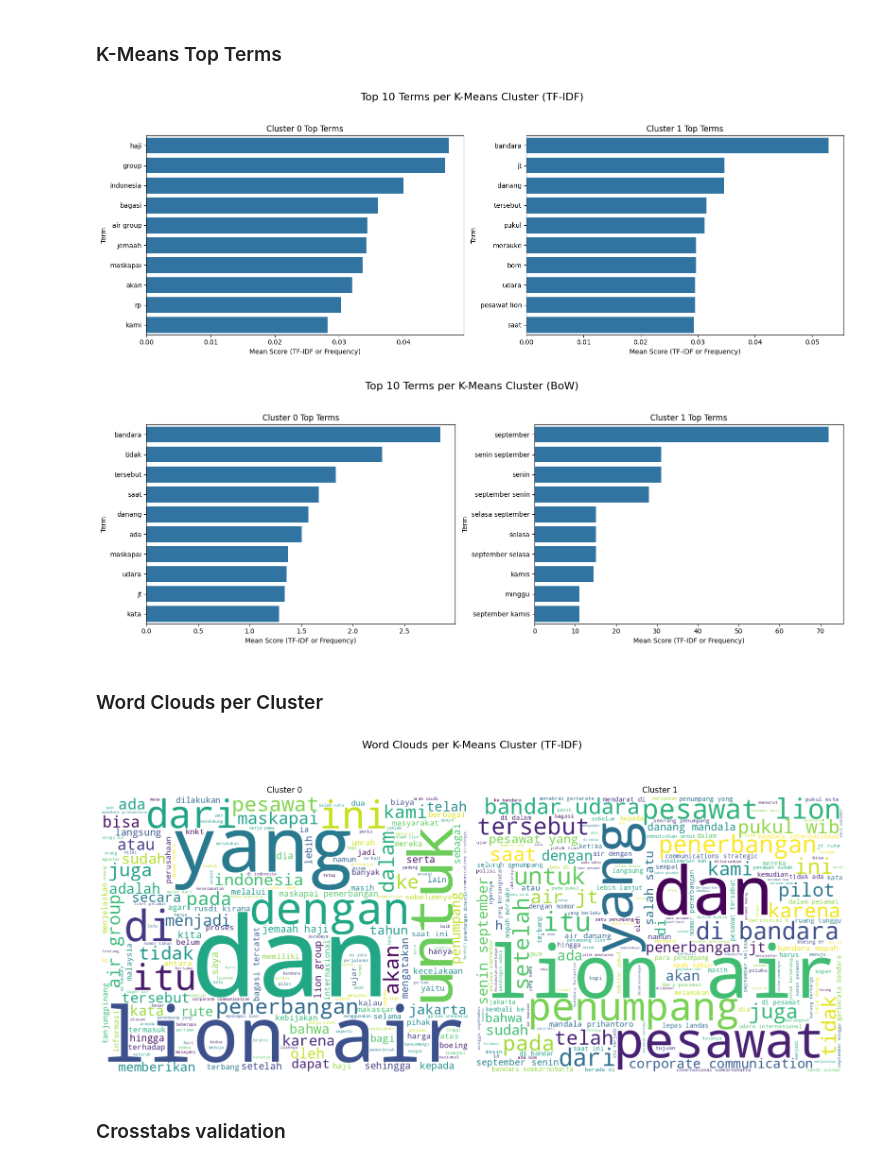
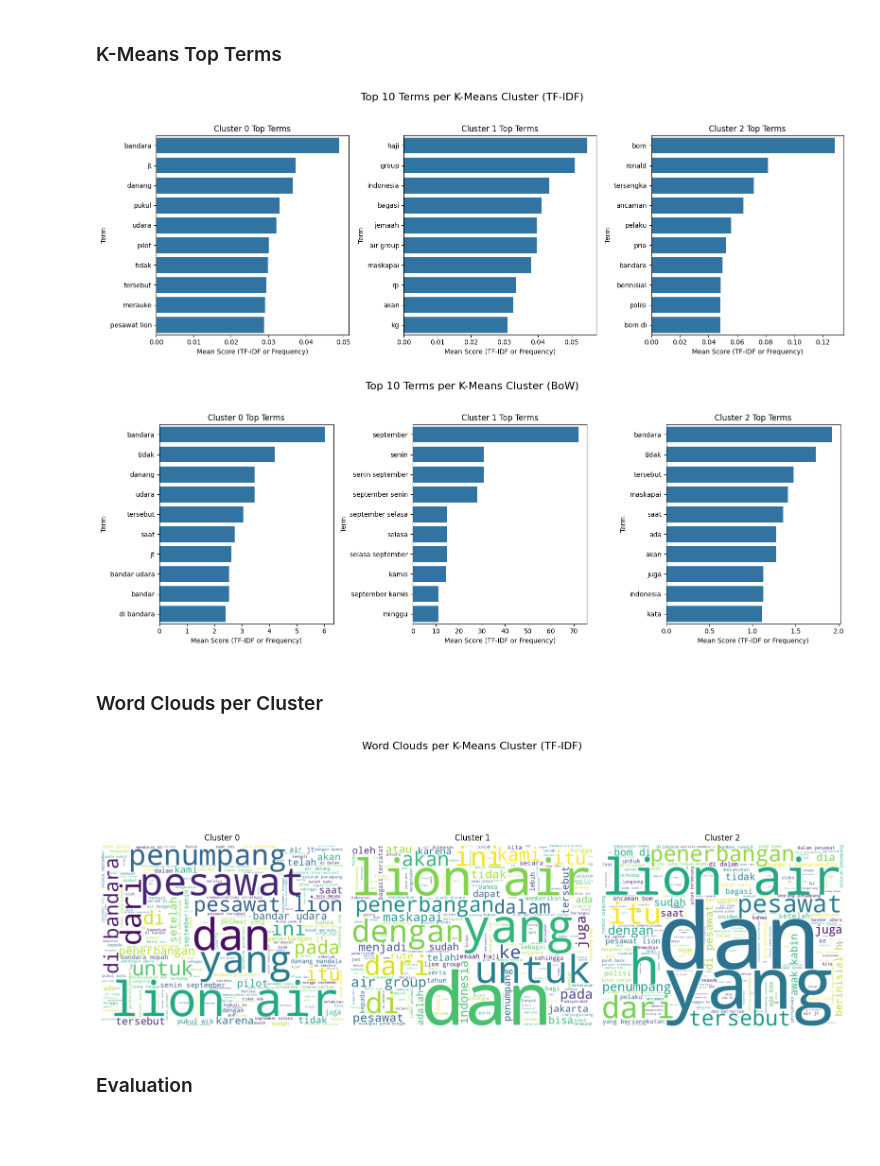
Before and after one commit to Tegarr123/LionAir-articles-sentiment-analysis, a Jupyter notebook: notebook/3_Articles_Sentiment_Analysis.ipynb, the cells around one changed output. Drawn from its saved outputs; the diff is of its cells as text; code cells hidden in the pictures; blank space fills up the shorter version.

Commit message:
Update CLustering Evaluation

```diff
--- a/notebook/3_Articles_Sentiment_Analysis.ipynb
+++ b/notebook/3_Articles_Sentiment_Analysis.ipynb
@@ -67,0 +107,26 @@ df['dbscan_tfidf'] = dbscan_model_tfidf.fit_predict(X_tfidf_dense)
+# %%
+num_clusters = 3
+
+# K-Means
+kmeans_tfidf = KMeans(n_clusters=num_clusters, random_state=42, n_init=10)
+kmeans_tfidf.fit(tfidf_dense)
+kmeans_cluster_labels = kmeans_tfidf.labels_
+df_articles['kmeans_tfidf'] = kmeans_tfidf.fit_predict(tfidf_dense)
+
+silhouette_tfidf_kmeans = silhouette_score(tfidf_mat, kmeans_cluster_labels)
+calinski_harabasz_tfidf_kmeans = calinski_harabasz_score(tfidf_dense, kmeans_cluster_labels)
+davies_bouldin_tfidf_kmeans = davies_bouldin_score(tfidf_dense, kmeans_cluster_labels)
+
+# Agglomerative
+agglomerative = AgglomerativeClustering(n_clusters=num_clusters, linkage='ward')
+agglomerative.fit(tfidf_dense)
+agglomerative_cluster_labels = agglomerative.labels_
+df_articles['agg_tfidf'] = agglomerative.fit_predict(tfidf_dense)
+
+silhouette_tfidf_agglomerative = silhouette_score(tfidf_mat, agglomerative_cluster_labels)
+calinski_harabasz_tfidf_agglomerative = calinski_harabasz_score(tfidf_dense, agglomerative_cluster_labels)
+davies_bouldin_tfidf_agglomerative = davies_bouldin_score(tfidf_dense, agglomerative_cluster_labels)
+
+
+print(f'TF-IDF Kmeans Clustering Performance:\nSilhouette Score: {silhouette_tfidf_kmeans}\nCalinski-Harabasz Score: {calinski_harabasz_tfidf_kmeans}\nDavies-Bouldin Score: {davies_bouldin_tfidf_kmeans}\n')
+print(f'TF-IDF Agglomerative Clustering Performance:\nSilhouette Score: {silhouette_tfidf_agglomerative}\nCalinski-Harabasz Score: {calinski_harabasz_tfidf_agglomerative}\nDavies-Bouldin Score: {davies_bouldin_tfidf_agglomerative}\n')
@@ -112,14 +214,14 @@ plt.show()
 # %%
 # PCA on TF-IDF
 pca_tfidf = PCA(n_components=2, random_state=42)
-X_pca_tfidf = pca_tfidf.fit_transform(X_tfidf_dense)
-df['PCA1_tfidf'] = X_pca_tfidf[:, 0]
-df['PCA2_tfidf'] = X_pca_tfidf[:, 1]
+X_pca_tfidf = pca_tfidf.fit_transform(tfidf_dense)
+df_articles['PCA1_tfidf'] = X_pca_tfidf[:, 0]
+df_articles['PCA2_tfidf'] = X_pca_tfidf[:, 1]
 # PCA on BoW
 pca_bow = PCA(n_components=2, random_state=42)
 X_pca_bow = pca_bow.fit_transform(X_bow_dense)
-df['PCA1_bow'] = X_pca_bow[:, 0]
-df['PCA2_bow'] = X_pca_bow[:, 1]
+df_articles['PCA1_bow'] = X_pca_bow[:, 0]
+df_articles['PCA2_bow'] = X_pca_bow[:, 1]
 # %%
 # K-Means Cluster
 fig, axes = plt.subplots(1, 2, figsize=(18, 8))
@@ -225,31 +301,31 @@ def plot_top_terms_kmeans(model, feature_names, title, n_terms=10):
     plt.show()
 # %%
 # Plot for TF-IDF K-Means
-plot_top_terms_kmeans(kmeans_model_tfidf, tfidf_feature_names, 'Top 10 Terms per K-Means Cluster (TF-IDF)')
+plot_top_terms_kmeans(kmeans_tfidf, tfidf_feature_names, 'Top 10 Terms per K-Means Cluster (TF-IDF)')
 
 # Plot for BoW K-Means
-plot_top_terms_kmeans(kmeans_model_bow, bow_feature_names, 'Top 10 Terms per K-Means Cluster (BoW)')
+plot_top_terms_kmeans(kmeans_bow, bow_feature_names, 'Top 10 Terms per K-Means Cluster (BoW)')
 # %% [output]
-[figure, old version]
+[figure, new version]
-[figure, old version]
+[figure, new version]
 # %% [markdown]
 ### Word Clouds per Cluster
 # %%
-fig, axes = plt.subplots(1, true_k, figsize=(16, 8))
+fig, axes = plt.subplots(1, num_clusters, figsize=(16, 8))
 fig.suptitle('Word Clouds per K-Means Cluster (TF-IDF)', fontsize=16)
 
-for i in range(true_k):
-    cluster_text = ' '.join(df[df['kmeans_tfidf'] == i]['cleaned_article_text'])
+for i in range(num_clusters):
+    cluster_text = ' '.join(df_articles[df_articles['kmeans_tfidf'] == i]['cleaned_article_text'])
     wordcloud = WordCloud(width=800, height=600, background_color='white', colormap='viridis').generate(cluster_text)
     axes[i].imshow(wordcloud, interpolation='bilinear')
     axes[i].set_title(f'Cluster {i}')
     axes[i].axis('off')
 
 plt.tight_layout(rect=[0, 0.03, 1, 0.95])
 plt.show()
 # %% [output]
-[figure, old version]
+[figure, new version]
 # %% [markdown]
-### Crosstabs validation
+### Evaluation
 # %%
 print("\nK-Means (TF-IDF) vs. True Sentiment:")
```
Also changed, not shown: parts of 23 cells of this notebook, 5 other files.
